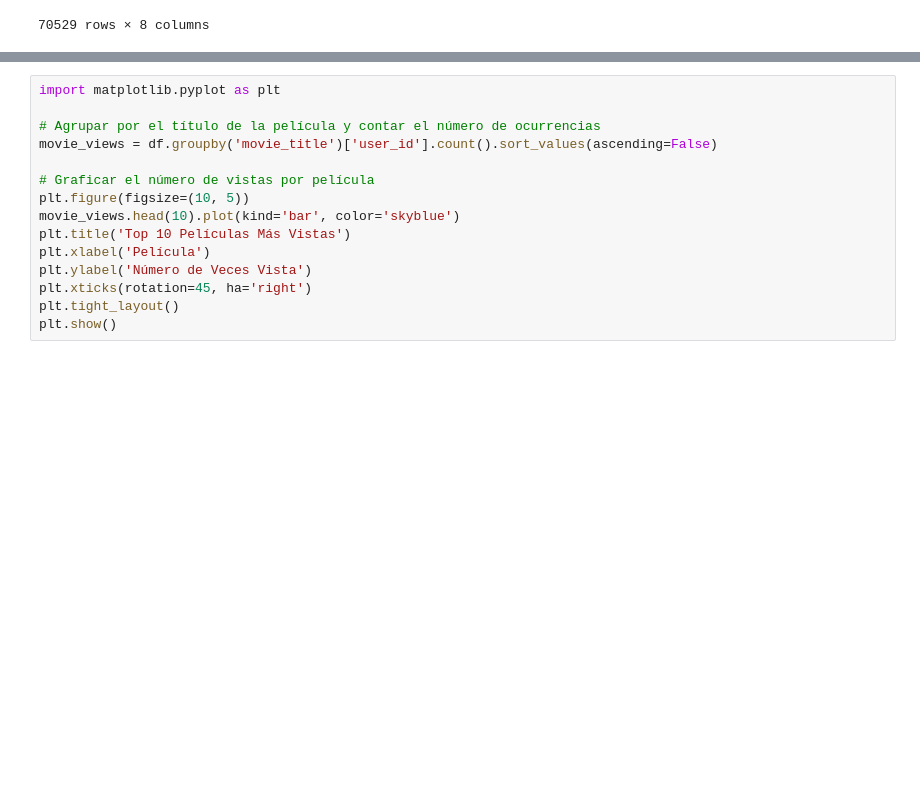
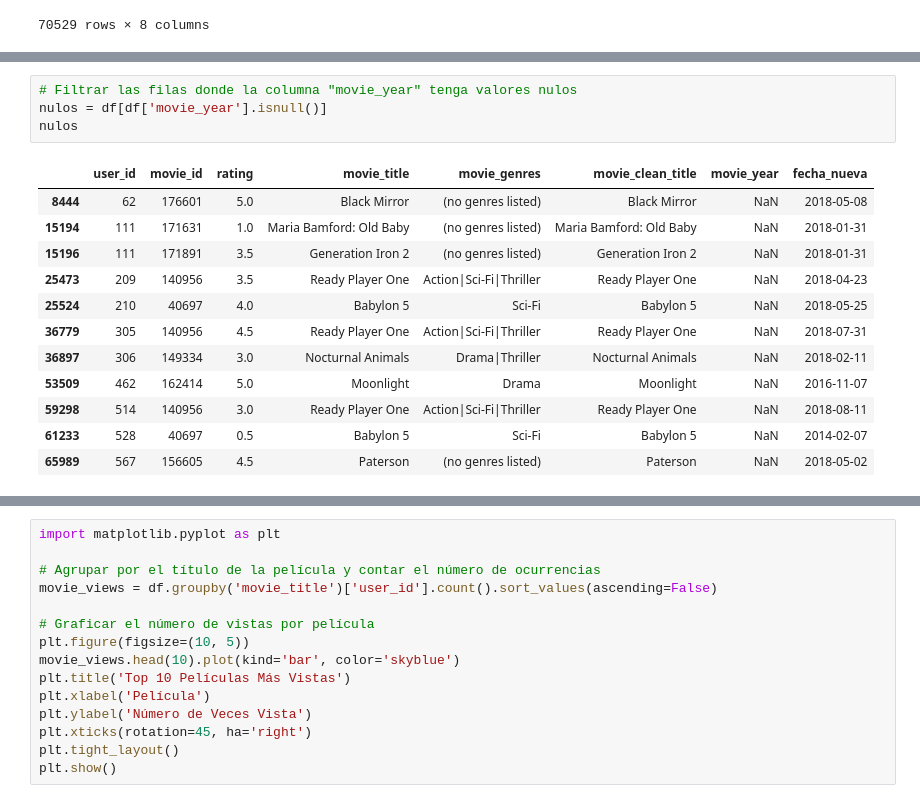
Before and after one commit to LorenaGiVa/Caso---Marketing, a Jupyter notebook: c_modelos.ipynb, the cells around one changed output, grey strips where cells are left out. Drawn from its saved outputs; the diff is of its cells as text; blank space fills up the shorter version.

```diff
--- a/c_modelos.ipynb
+++ b/c_modelos.ipynb
@@ -47,0 +80,17 @@ df
+# %%
+# Filtrar las filas donde la columna "movie_year" tenga valores nulos
+nulos = df[df['movie_year'].isnull()]
+nulos
+# %% [output]
+|  | user_id | movie_id | rating | movie_title | movie_genres | movie_clean_title | movie_year | fecha_nueva |
+| 8444 | 62 | 176601 | 5.0 | Black Mirror | (no genres listed) | Black Mirror | NaN | 2018-05-08 |
+| 15194 | 111 | 171631 | 1.0 | Maria Bamford: Old Baby | (no genres listed) | Maria Bamford: Old Baby | NaN | 2018-01-31 |
+| 15196 | 111 | 171891 | 3.5 | Generation Iron 2 | (no genres listed) | Generation Iron 2 | NaN | 2018-01-31 |
+| 25473 | 209 | 140956 | 3.5 | Ready Player One | Action|Sci-Fi|Thriller | Ready Player One | NaN | 2018-04-23 |
+| 25524 | 210 | 40697 | 4.0 | Babylon 5 | Sci-Fi | Babylon 5 | NaN | 2018-05-25 |
+| 36779 | 305 | 140956 | 4.5 | Ready Player One | Action|Sci-Fi|Thriller | Ready Player One | NaN | 2018-07-31 |
+| 36897 | 306 | 149334 | 3.0 | Nocturnal Animals | Drama|Thriller | Nocturnal Animals | NaN | 2018-02-11 |
+| 53509 | 462 | 162414 | 5.0 | Moonlight | Drama | Moonlight | NaN | 2016-11-07 |
+| 59298 | 514 | 140956 | 3.0 | Ready Player One | Action|Sci-Fi|Thriller | Ready Player One | NaN | 2018-08-11 |
+| 61233 | 528 | 40697 | 0.5 | Babylon 5 | Sci-Fi | Babylon 5 | NaN | 2014-02-07 |
+| 65989 | 567 | 156605 | 4.5 | Paterson | (no genres listed) | Paterson | NaN | 2018-05-02 |
```
Also changed, not shown: parts of 36 cells of this notebook.
